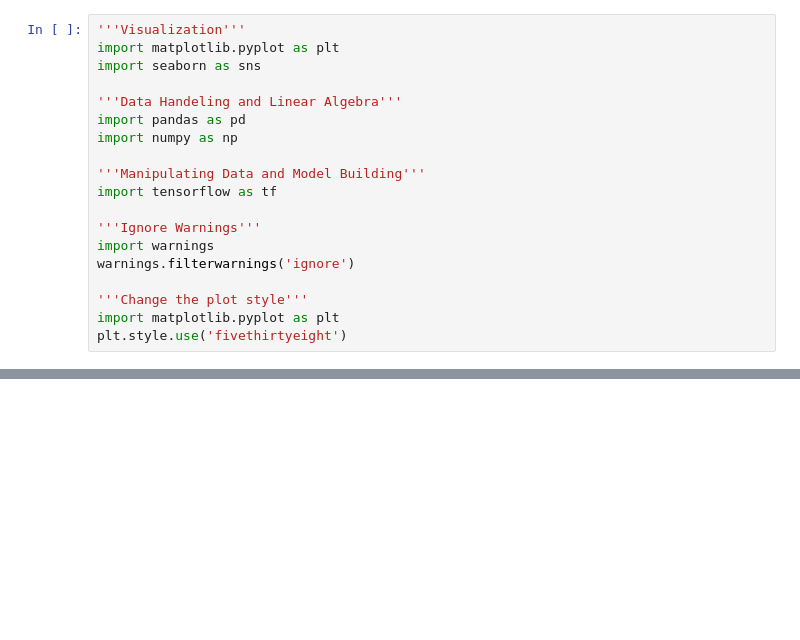
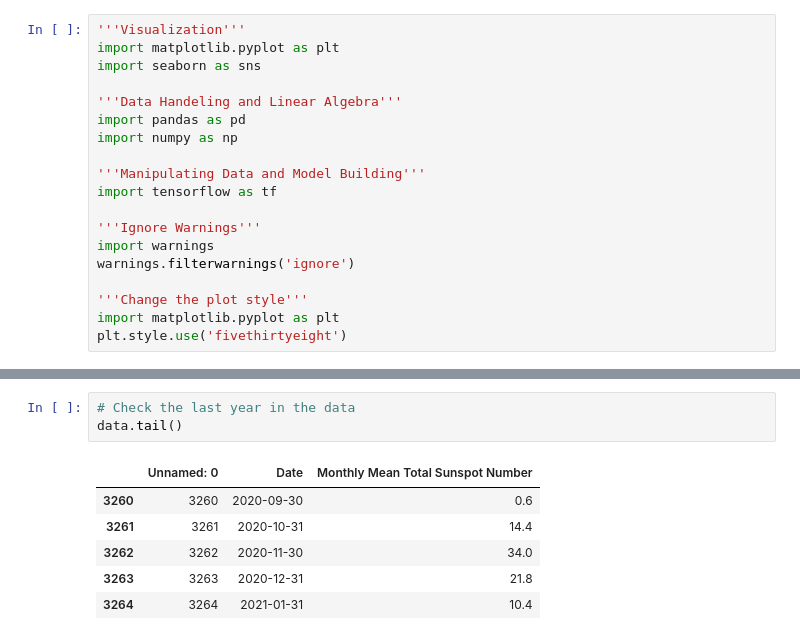
Before and after one commit to mahursh/Sunspot-Prediction, a Jupyter notebook: Sunspot-Prediction.ipynb, the cells around one changed output, grey strips where cells are left out. Drawn from its saved outputs; the diff is of its cells as text; blank space fills up the shorter version.

```diff
--- a/Sunspot-Prediction.ipynb
+++ b/Sunspot-Prediction.ipynb
@@ -64,0 +76,10 @@ plt.style.use('fivethirtyeight')
+# %%
+# Check the last year in the data
+data.tail()
+# %% [output]
+|  | Unnamed: 0 | Date | Monthly Mean Total Sunspot Number |
+| 3260 | 3260 | 2020-09-30 | 0.6 |
+| 3261 | 3261 | 2020-10-31 | 14.4 |
+| 3262 | 3262 | 2020-11-30 | 34.0 |
+| 3263 | 3263 | 2020-12-31 | 21.8 |
+| 3264 | 3264 | 2021-01-31 | 10.4 |
```
Also changed, not shown: parts of 1 cell of this notebook.
